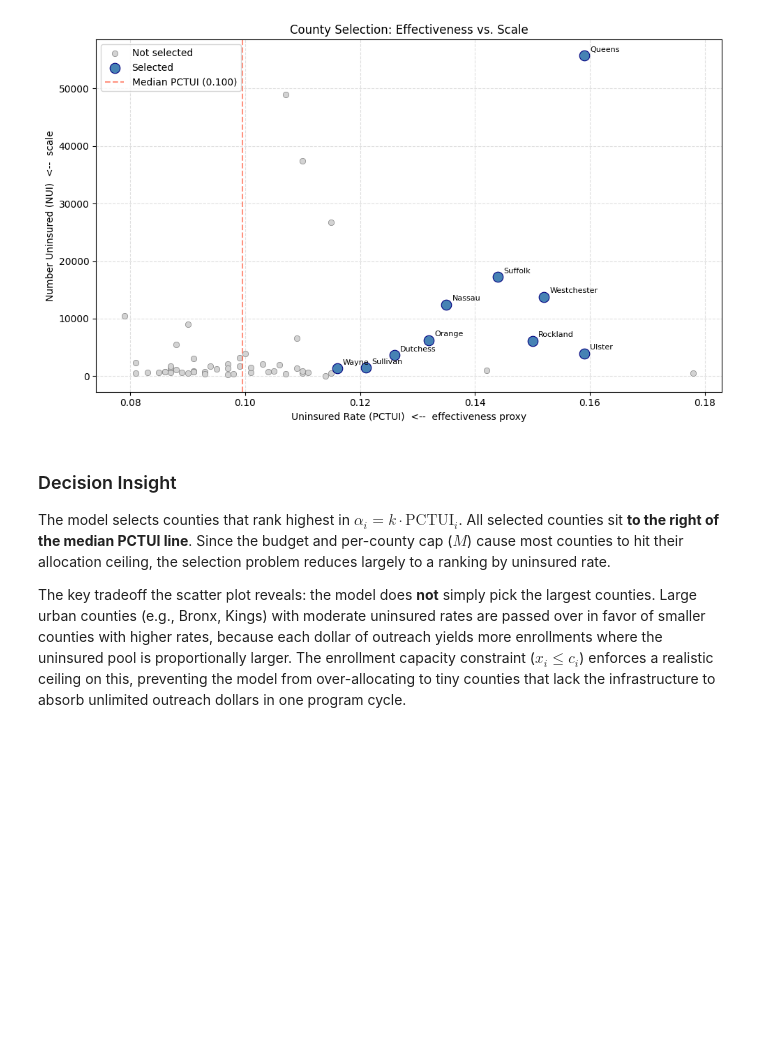
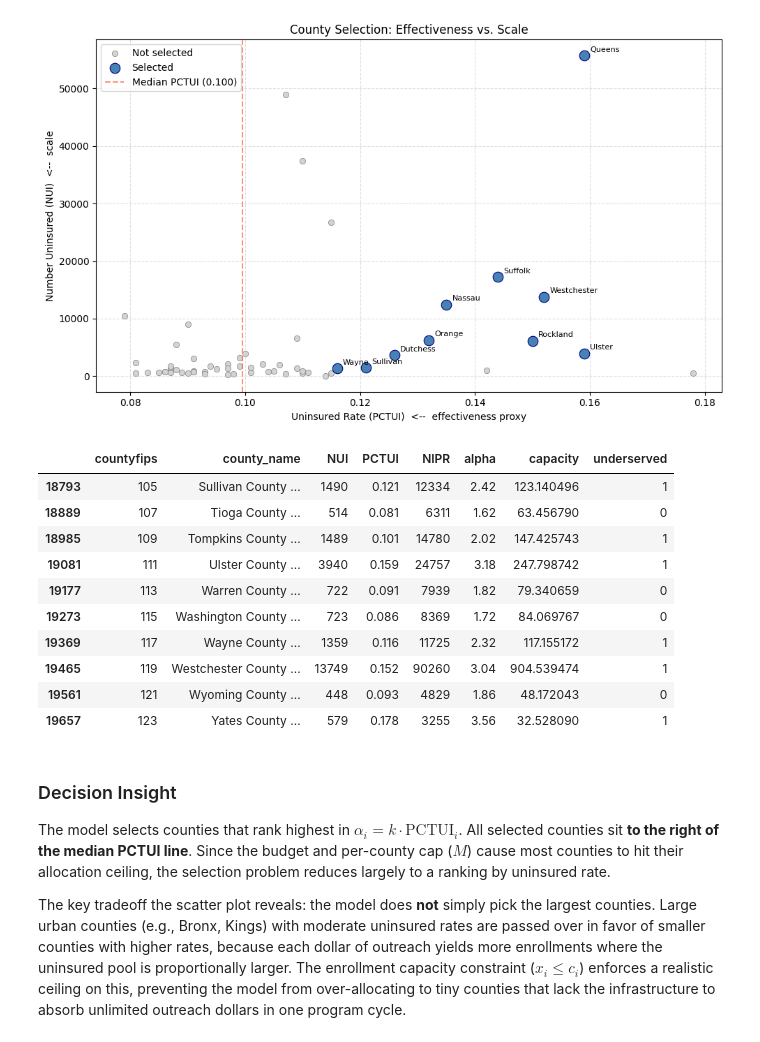
Before and after one commit to Rodriguez-Juan-S/ORIE4820_Project, a Jupyter notebook: ORIE_4820_Capstone.ipynb, the cells around one changed output. Cells and saved outputs as stored; diff of their text form; code cells hidden in the pictures; blank space fills up the shorter version.

```diff
--- a/ORIE_4820_Capstone.ipynb
+++ b/ORIE_4820_Capstone.ipynb
@@ -306,6 +306,20 @@ plt.tight_layout()
 plt.show()
 # %% [output]
 [figure]
+# %%
+df.tail(10)
+# %% [output]
+|  | countyfips | county_name | NUI | PCTUI | NIPR | alpha | capacity | underserved |
+| 18793 | 105 | Sullivan County ... | 1490 | 0.121 | 12334 | 2.42 | 123.140496 | 1 |
+| 18889 | 107 | Tioga County ... | 514 | 0.081 | 6311 | 1.62 | 63.456790 | 0 |
+| 18985 | 109 | Tompkins County ... | 1489 | 0.101 | 14780 | 2.02 | 147.425743 | 1 |
+| 19081 | 111 | Ulster County ... | 3940 | 0.159 | 24757 | 3.18 | 247.798742 | 1 |
+| 19177 | 113 | Warren County ... | 722 | 0.091 | 7939 | 1.82 | 79.340659 | 0 |
+| 19273 | 115 | Washington County ... | 723 | 0.086 | 8369 | 1.72 | 84.069767 | 0 |
+| 19369 | 117 | Wayne County ... | 1359 | 0.116 | 11725 | 2.32 | 117.155172 | 1 |
+| 19465 | 119 | Westchester County ... | 13749 | 0.152 | 90260 | 3.04 | 904.539474 | 1 |
+| 19561 | 121 | Wyoming County ... | 448 | 0.093 | 4829 | 1.86 | 48.172043 | 0 |
+| 19657 | 123 | Yates County ... | 579 | 0.178 | 3255 | 3.56 | 32.528090 | 1 |
 # %% [markdown]
 ### Decision Insight
 
```
Also changed, not shown: parts of 3 cells of this notebook.
